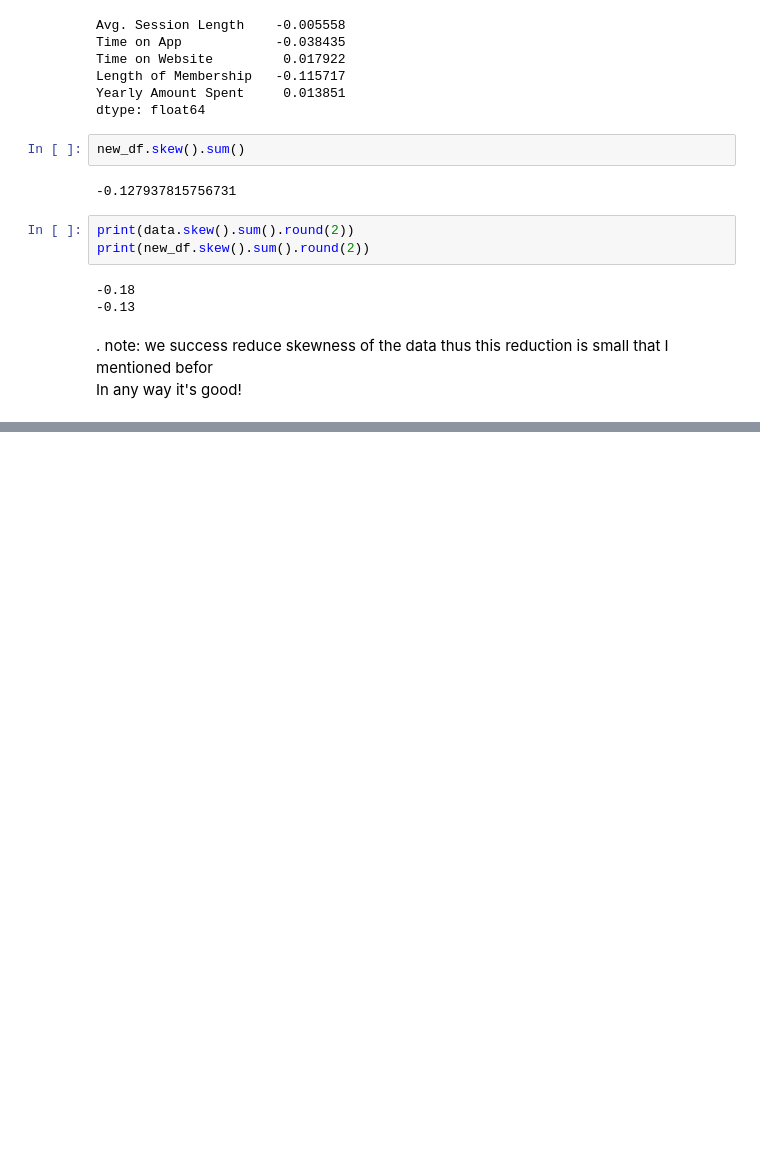
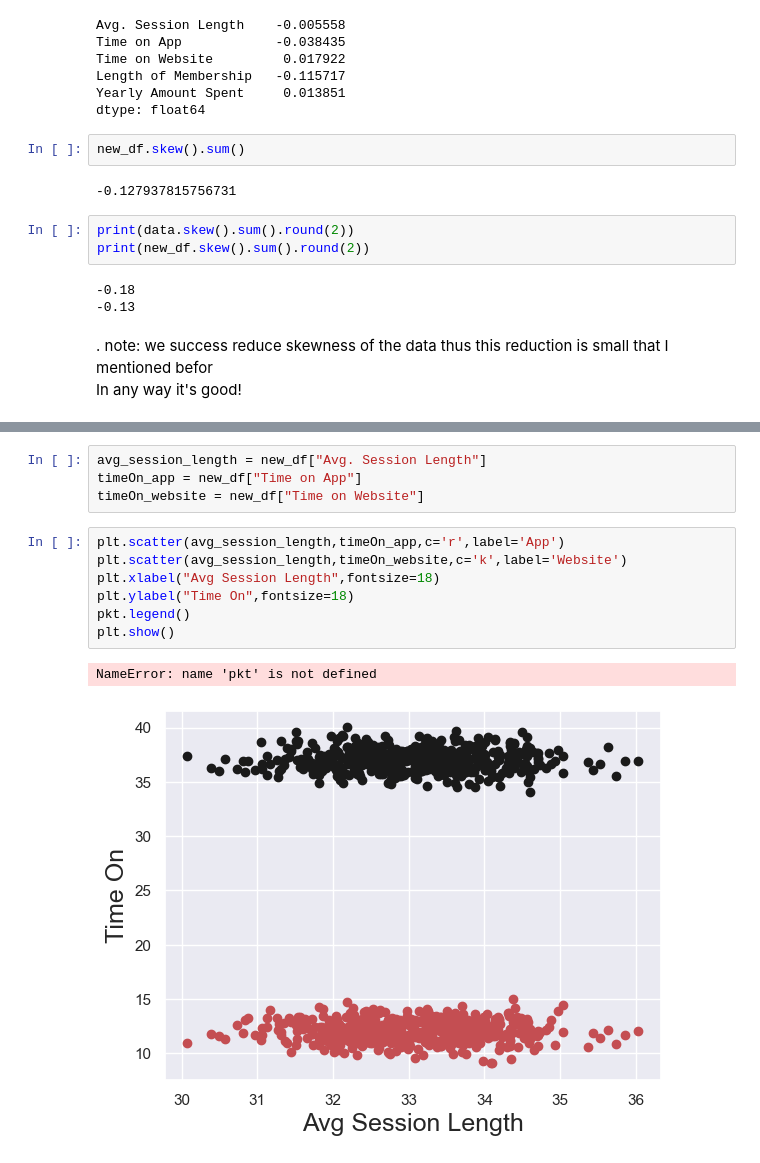
Before and after one commit to youssefSamir-DS/ML_Project-Ecommerce_Customers, a Jupyter notebook: Linear_Regression_project.ipynb, the cells around one changed output, grey strips where cells are left out. Saved outputs shown, nothing was run; the diff lists cells and outputs as text; blank space fills up the shorter version.

```diff
--- a/Linear_Regression_project.ipynb
+++ b/Linear_Regression_project.ipynb
@@ -335,0 +364,14 @@ print(new_df.skew().sum().round(2))
+# %%
+avg_session_length = new_df["Avg. Session Length"]
+timeOn_app = new_df["Time on App"]
+timeOn_website = new_df["Time on Website"]
+# %%
+plt.scatter(avg_session_length,timeOn_app,c='r',label='App')
+plt.scatter(avg_session_length,timeOn_website,c='k',label='Website')
+plt.xlabel("Avg Session Length",fontsize=18)
+plt.ylabel("Time On",fontsize=18)
+pkt.legend()
+plt.show()
+# %% [output]
+NameError: name 'pkt' is not defined
+[figure, added]
```
Also changed, not shown: parts of 8 cells of this notebook.
